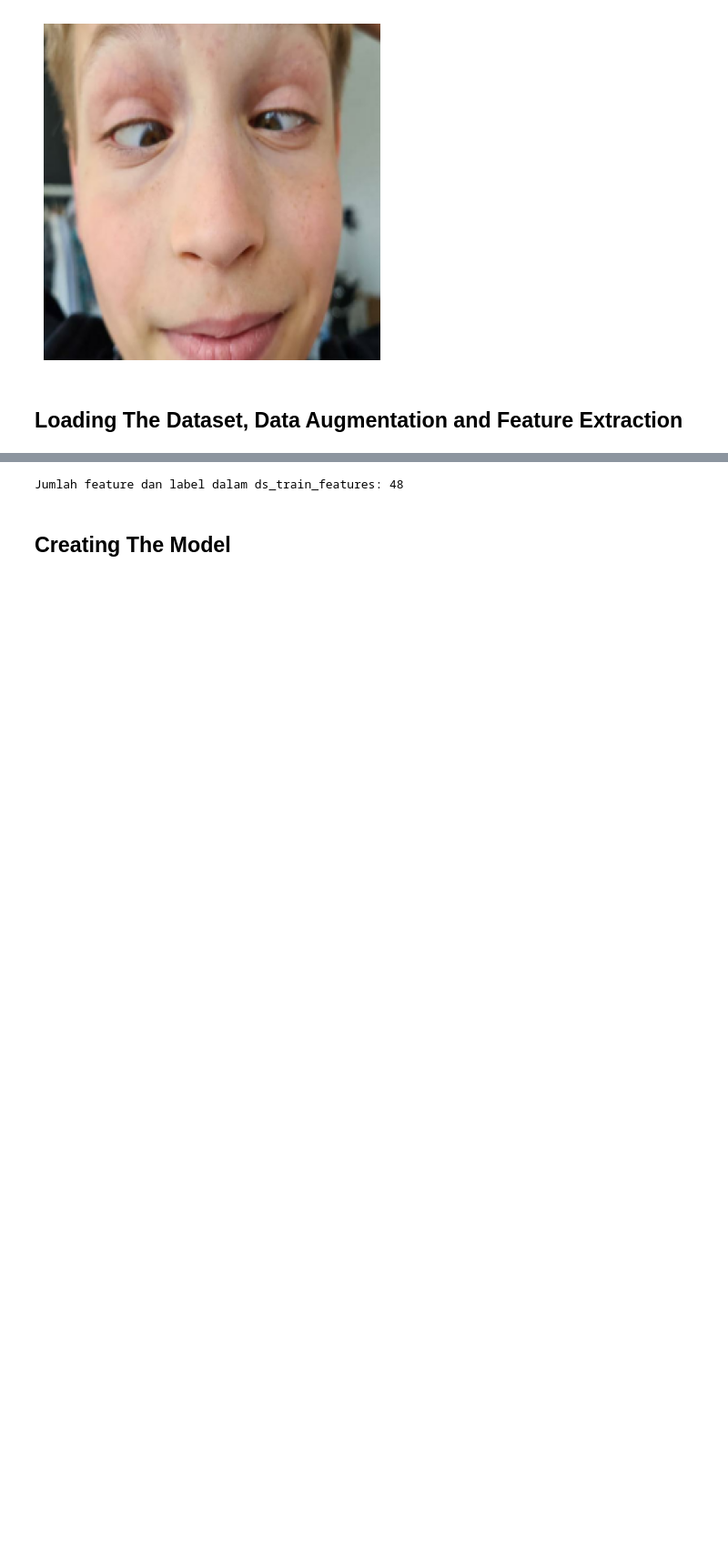
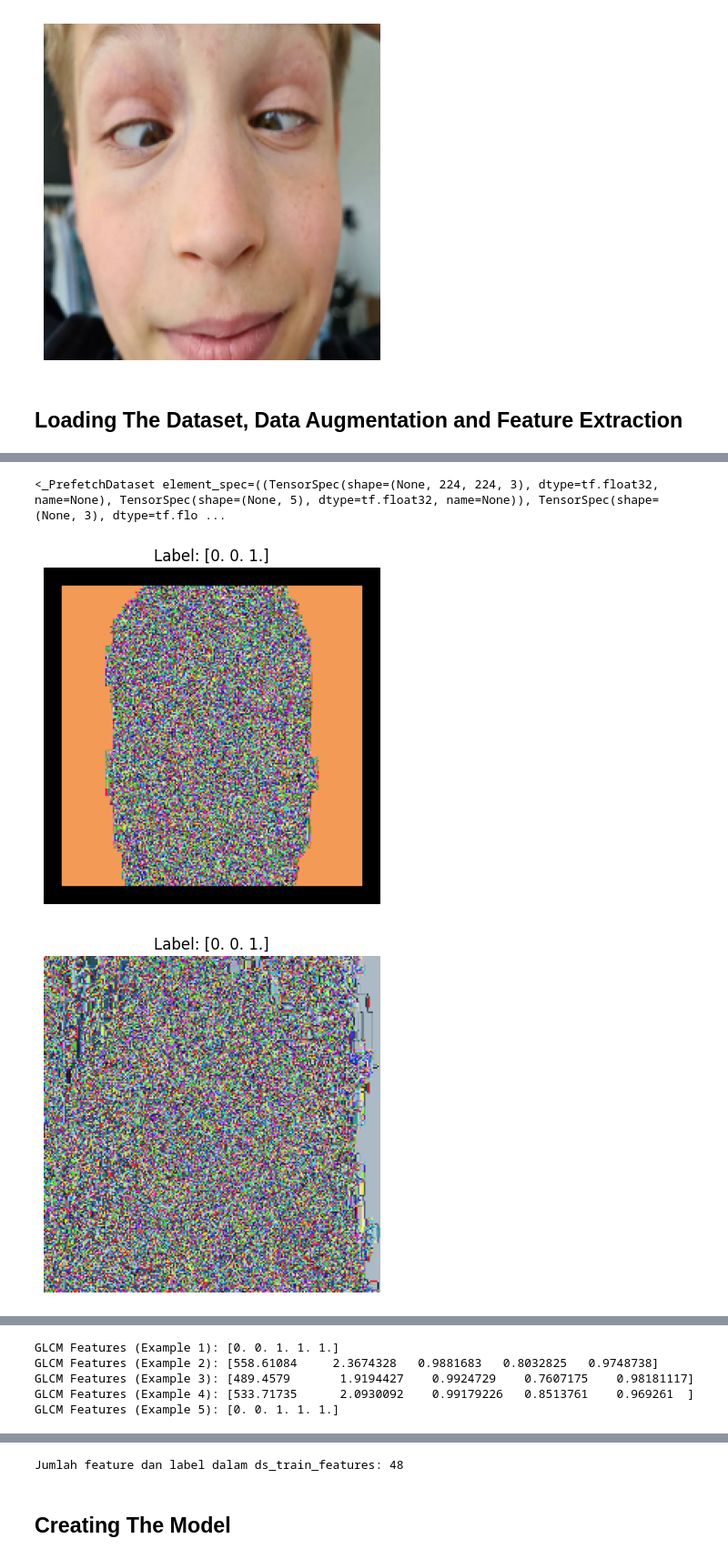
Before and after one commit to Bangkit-C242-PS177/ML, a Jupyter notebook: skin_type_withGLCM.ipynb, the cells around one changed output, grey strips where cells are left out. Shown at 91% size. Saved outputs shown, nothing was run; the diff lists cells and outputs as text; code cells hidden in the pictures; blank space fills up the shorter version.

```diff
--- a/skin_type_withGLCM.ipynb
+++ b/skin_type_withGLCM.ipynb
@@ -278,7 +269,0 @@ ds_train
-# %%
-import matplotlib.pyplot as plt
-
-for image, label in ds_train.take(4):  # Ambil batch pertama
-    plt.imshow(image[0].numpy().astype("uint8"))
-    plt.title(f"Label: {label[0]}")
-    plt.show()
@@ -289,0 +270,30 @@ for image, label in ds_train.take(4):  # Ambil batch pertama
+# %%
+train_dataset
+# %% [output]
+<_PrefetchDataset element_spec=((TensorSpec(shape=(None, 224, 224, 3), dtype=tf.float32, name=None), TensorSpec(shape=(None, 5), dtype=tf.float32, name=None)), TensorSpec(shape=(None, 3), dtype=tf.flo ...
+# %%
+import matplotlib.pyplot as plt
+
+# Ambil satu batch dari train_dataset
+for batch in train_dataset.take(1):  # Ambil satu batch
+    image_batch, glcm_features_batch = batch[0]  # Input: (images, glcm_features)
+    labels = batch[1]  # Output labels
+
+    # Loop untuk menampilkan beberapa gambar dalam batch
+    for i in range(5):  # Tampilkan 5 gambar
+        image = image_batch[i].numpy()  # Konversi tensor gambar ke numpy array
+        label = labels[i].numpy()  # Konversi label ke numpy array
+
+        # Denormalisasi gambar jika diproses sebelumnya
+        denormalized_image = (image * 255).astype("uint8")  # Untuk data dalam rentang [0, 1]
+        # Atau gunakan metode sesuai preprocessing Anda:
+        # denormalized_image = ((image + 1) * 127.5).astype("uint8")  # Untuk MobileNetV2
+
+        # Plot gambar
+        plt.imshow(denormalized_image)
+        plt.title(f"Label: {label}")
+        plt.axis("off")
+        plt.show()
+# %% [output]
+[figure, added]
+[figure, added]
@@ -290,3 +303,13 @@ for image, label in ds_train.take(4):  # Ambil batch pertama
+# %%
+for i in range(5):  # Tampilkan 5 contoh pertama
+    glcm_features = glcm_features_batch[i].numpy()
+    print(f"GLCM Features (Example {i+1}): {glcm_features}")
+# %% [output]
+GLCM Features (Example 1): [0. 0. 1. 1. 1.]
+GLCM Features (Example 2): [558.61084     2.3674328   0.9881683   0.8032825   0.9748738]
+GLCM Features (Example 3): [489.4579       1.9194427    0.9924729    0.7607175    0.98181117]
+GLCM Features (Example 4): [533.71735      2.0930092    0.99179226   0.8513761    0.969261  ]
+GLCM Features (Example 5): [0. 0. 1. 1. 1.]
 # %%
 for glcm_features, label_ in ds_train_features.take(1):
     print("GLCM Features:", glcm_features.numpy(), "\n Label: ", label[0])
```
Also changed, not shown: parts of 11 cells of this notebook, 13 other files.
